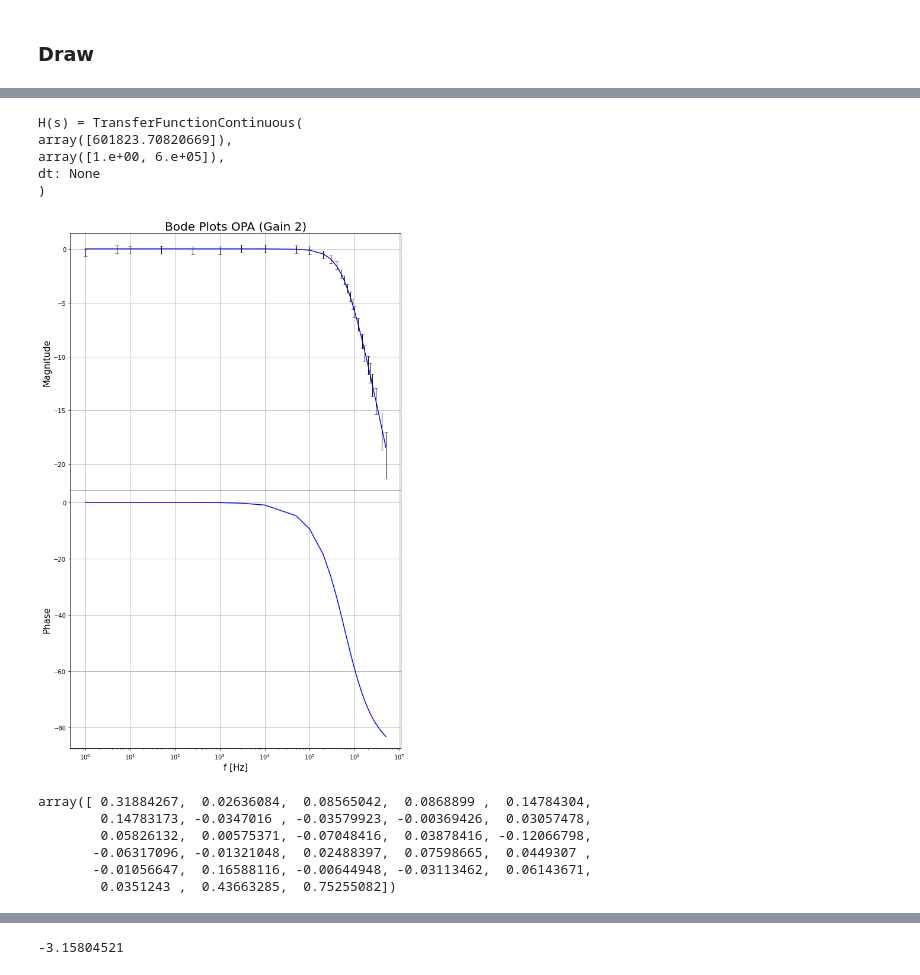
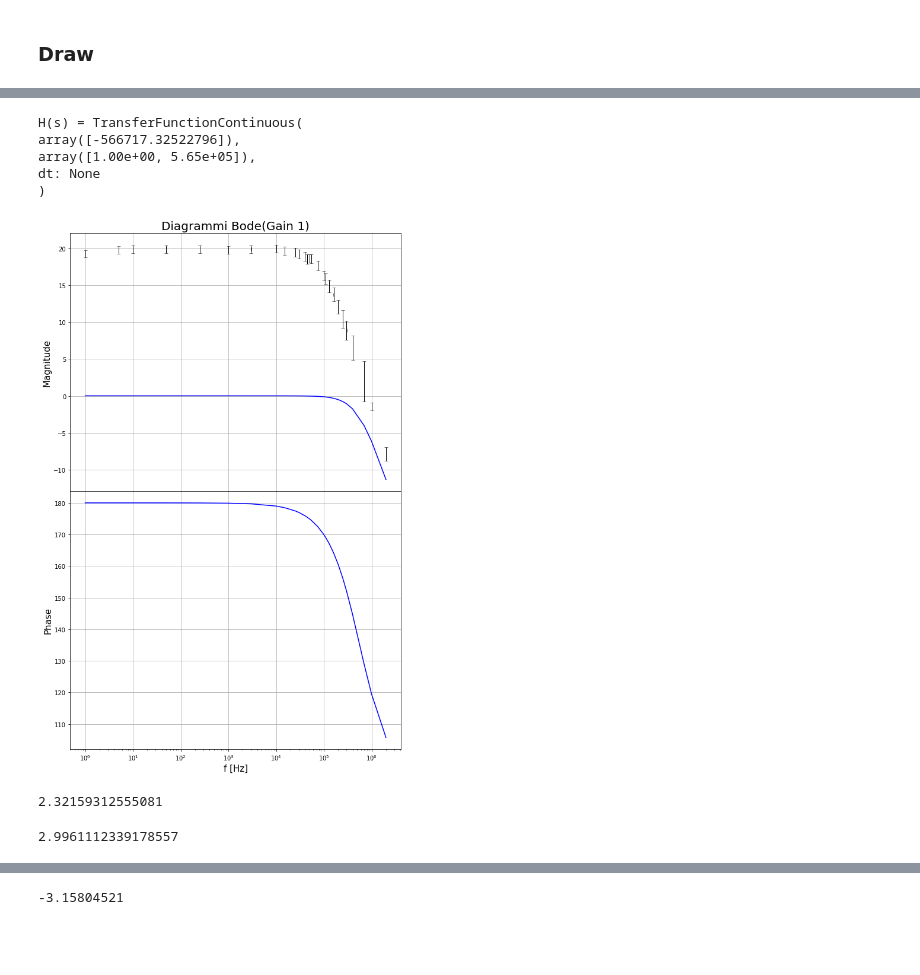
Before and after one commit to valeriopagliarino/Electronics-2021-UNITO-Public, a Jupyter notebook: analysis/1_bode_gain.ipynb, the cells around one changed output, grey strips where cells are left out. Cells and saved outputs as stored; diff of their text form; code cells hidden in the pictures; blank space fills up the shorter version.

```diff
--- a/analysis/1_bode_gain.ipynb
+++ b/analysis/1_bode_gain.ipynb
@@ -118,41 +143,15 @@ db_gains_arr
 ppch1_Arr = df_data_n['PPch1']
 ppch2_Arr = df_data_n['PPch2']
 gain_Arr = ppch2_Arr/ppch1_Arr
-db_gain_Arr = list(map(lambda x: 20 * umath.log10(x), gain_Arr))
+db_gain_Arr = [i.n for i in db_gains_arr]
 #gain_Arr_errors = ((df_errors_n['PPch2']/ppch1_Arr)**2 + (ppch2_Arr/(ppch1_Arr)**2*df_errors_n['PPch1'])**2)
 #db_gain_Arr_errors = list(map(lambda x: 20 * umath.log(x), gain_Arr_errors))
-db_gain_Arr_errors = [0.3310148529151779,
- 0.3412139702063196,
- 0.3353970664081265,
- 0.34240910453438794,
- 0.343625287188438,
- 0.343625287188438,
- 0.3448120638832389,
- 0.3448120638832389,
- 0.34601980077260586,
- 0.34850013510055977,
- 0.3464319472043844,
- 0.3589432067983344,
- 0.3721757916949141,
- 0.3909731170399691,
- 0.4075762466812107,
- 0.4331395453383549,
- 0.4609847677914652,
- 0.4905230739352366,
- 0.5189604100568161,
- 0.579971440983809,
- 0.6717657095304399,
- 0.7491705585010793,
- 0.8528286035937923,
- 0.9168773586516136,
- 1.036910513183667,
- 1.2293082769857626,
- 1.687001936182873,
- 2.184472921754653]
+db_gain_Arr_errors = [i.s for i in db_gains_arr]
 # %%
 
-G2=(1+R2/R1)-1
-fH2=6*10**5
+G2=-R2/R1
+fH2=5.65*10**5
+fH2_err = 0.3*10**5
 a=1/fH2
 b=0
 c=0
@@ -160,47 +159,46 @@ c=0
 
 num = np.array([G2]) #zeros(increase 20 db)
 den = np.array([a,1]) #poles (decreases 20 db) [1,a+b+c,ab+ca+cb,abc]  (as+1)(bs+1)(cs+1)=(1+(a+b)s+abs^2)(cs+1)=(1+(a+b+c)s+(ab+c(a+b))s^2+abcs^3)
 H = signal.TransferFunction(num, den)
 print ('H(s) =', H)
 f, mag, phase = H.bode(df_data_n['f']) #df_data_n['f']
 
 plt.figure(figsize=((10,16)))
 
 
 ax1 = plt.subplot(211)
 plt.semilogx(f, mag,color = "blue") # Magnitude Plot
-plt.title('Bode Plots OPA (Gain 2)',fontsize=20)
+plt.title('Diagrammi Bode(Gain 1)',fontsize=20)
 plt.ylabel('Magnitude',fontsize=15)
 
 plt.grid()
 plt.errorbar( df_data_n['f'],db_gain_Arr ,xerr = df_errors_n['f'],yerr = db_gain_Arr_errors, fmt='o', color='Black', elinewidth=1,capthick=0.5,errorevery=1, alpha=1, ms=0, capsize = 3)
 plt.setp(ax1.get_xticklabels(), visible=False)
 
 plt.subplot(212, sharex = ax1)
 plt.ylabel('Phase',fontsize=15)
 plt.xlabel('f [Hz]',fontsize=15)
 plt.semilogx(f, phase,color = "blue")
 plt.grid()
 plt.subplots_adjust(hspace=0)
 
-plt.savefig(f"{OUTPUTDIR}/OPA-bode_gain2(mag+phase).pdf")
+plt.savefig(f"{OUTPUTDIR}/OPA-bode_gain1(mag+phase).pdf")
 plt.show()
 # %% [output]
 H(s) = TransferFunctionContinuous(
-array([601823.70820669]),
-array([1.e+00, 6.e+05]),
+array([-566717.32522796]),
+array([1.00e+00, 5.65e+05]),
 dt: None
 )
-[figure, old version]
+[figure, new version]
 # %%
-mag-db_gain_Arr
+((mag-db_gain_Arr)**2).sum()
 # %% [output]
-array([ 0.31884267,  0.02636084,  0.08565042,  0.0868899 ,  0.14784304,
-        0.14783173, -0.0347016 , -0.03579923, -0.00369426,  0.03057478,
-        0.05826132,  0.00575371, -0.07048416,  0.03878416, -0.12066798,
-       -0.06317096, -0.01321048,  0.02488397,  0.07598665,  0.0449307 ,
-       -0.01056647,  0.16588116, -0.00644948, -0.03113462,  0.06143671,
-        0.0351243 ,  0.43663285,  0.75255082])
+2.32159312555081
+# %%
+((mag-db_gain_Arr)**2).sum()
+# %% [output]
+2.9961112339178557
 # %%
 plt.figure(figsize=((10,16)))
 
```
Also changed, not shown: parts of 15 cells of this notebook, 6 other files.
